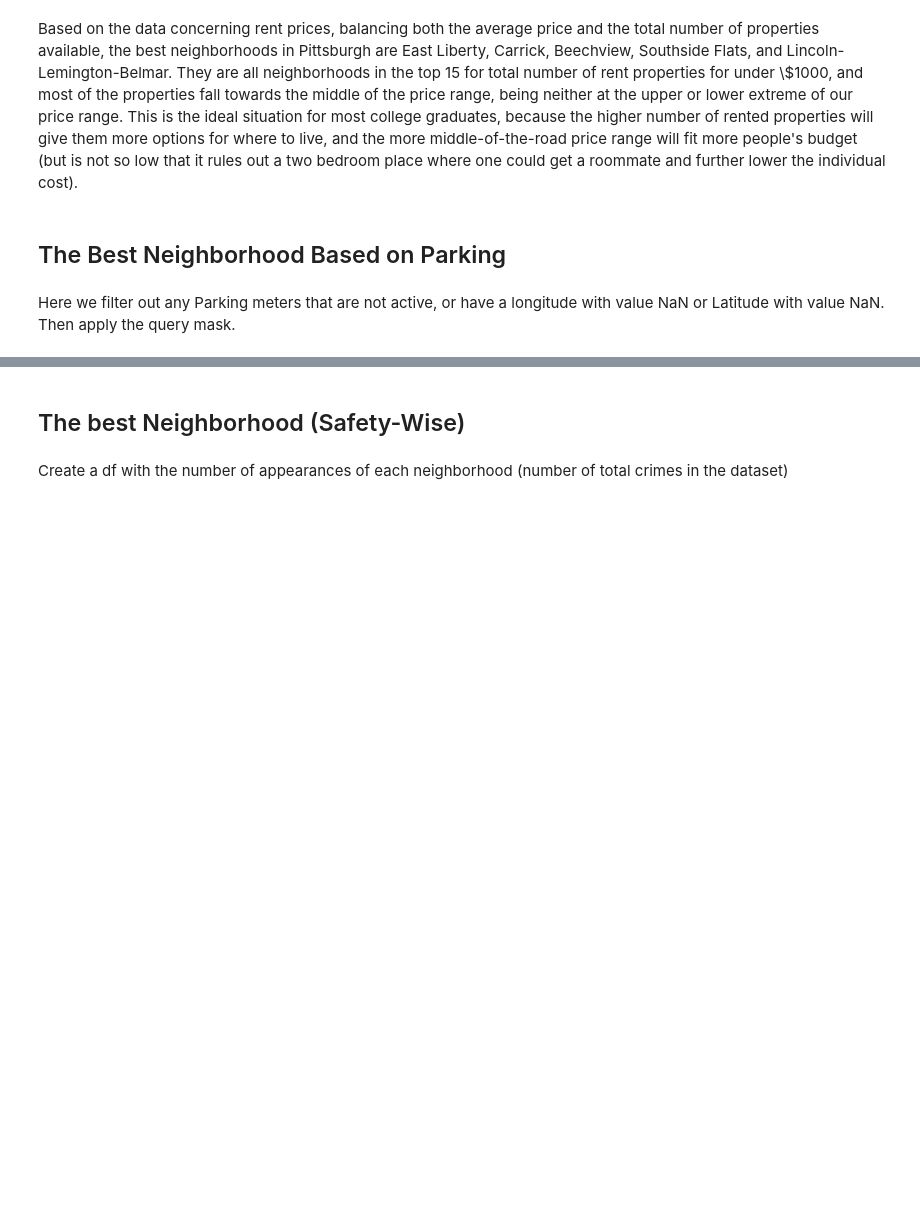
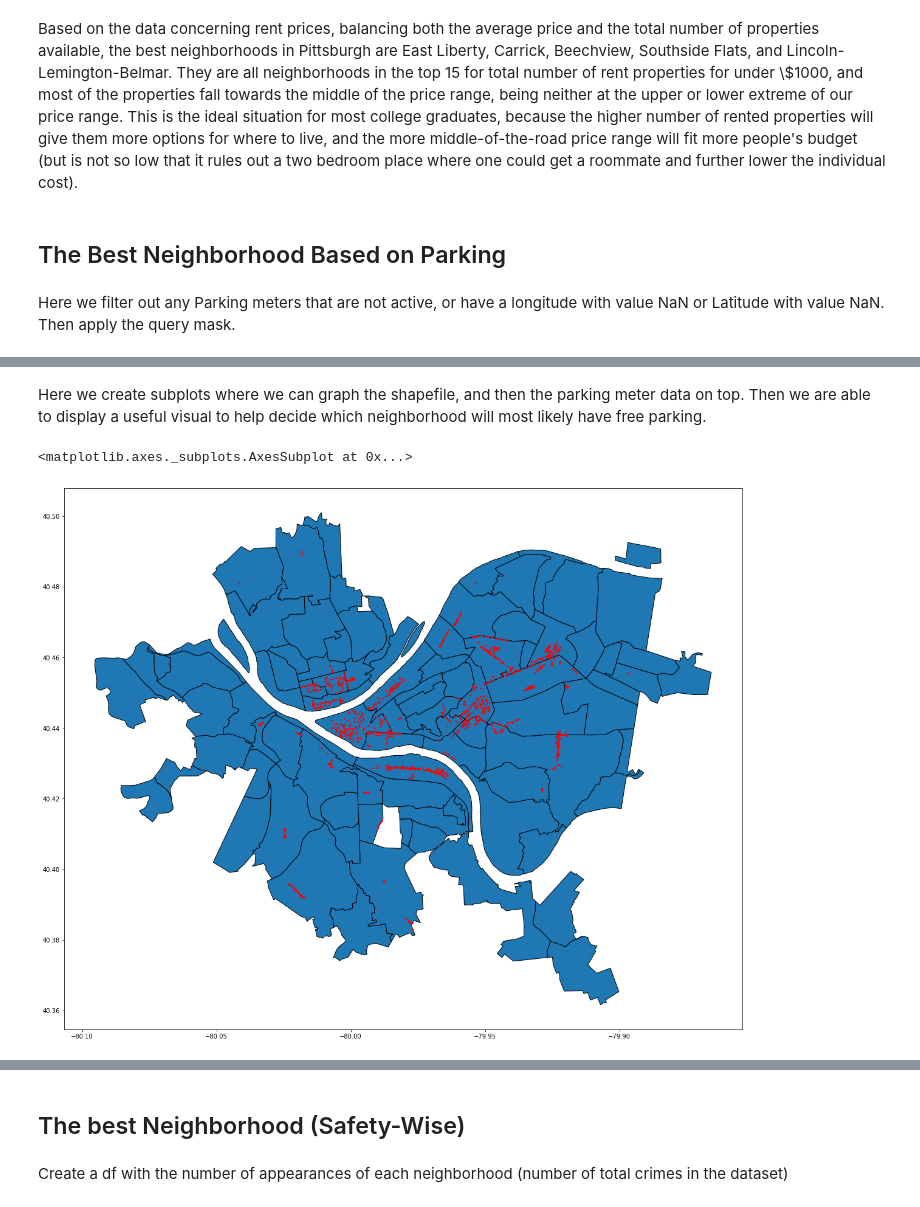
Before and after one commit to mark-sheffield/Final-Project, a Jupyter notebook: PresentationNotebook.ipynb, the cells around one changed output, grey strips where cells are left out. Cells and saved outputs as stored; diff of their text form; code cells hidden in the pictures; blank space fills up the shorter version.

```diff
--- a/PresentationNotebook.ipynb
+++ b/PresentationNotebook.ipynb
@@ -154,0 +130,4 @@ Create a list of all the points in the form **(latitude, longitude)**. Then crea
+# %%
+neighborhood = gpd.read_file("Neighborhoods_.shp") #Read in the shapefile
+neighborhood = neighborhood.to_crs(crs='EPSG:4326') #Convert the x and y axis to be latitude and longitude
+neighborhood.plot(figsize=(10,10)) #Graph the shapefile and change the figure size to be larger
@@ -154,0 +137,10 @@ Create a list of all the points in the form **(latitude, longitude)**. Then crea
+# %% [markdown]
+Here we create subplots where we can graph the shapefile, and then the parking meter data on top. Then we are able to display a useful visual to help decide which neighborhood will most likely have free parking.
+# %%
+fig, ax = plt.subplots(figsize=(20,20)) #Create the subplots and change their size to be larger, making points easier to see
+
+neighborhood.plot(ax=ax, edgecolor='k', alpha=1, linewidth=1) #Plot the shapefile
+geodata.plot(ax=ax, color='red', marker="*", markersize=5) #Pot the parking meters
+# %% [output]
+<matplotlib.axes._subplots.AxesSubplot at 0x...>
+[figure, added]
```
Also changed, not shown: parts of 21 cells of this notebook, 1 other file.
